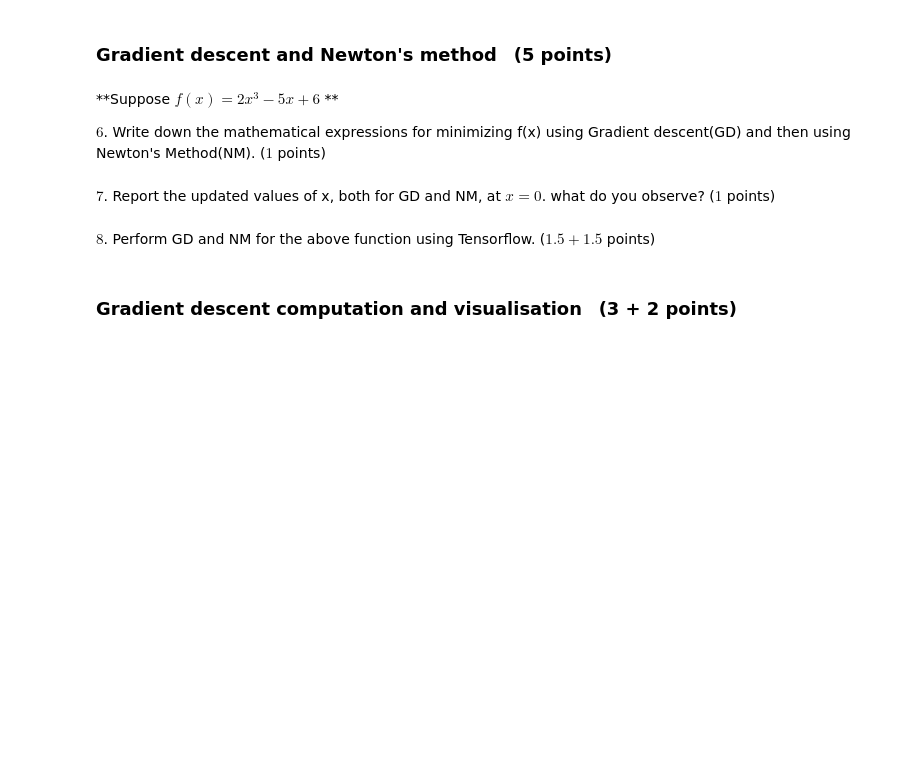
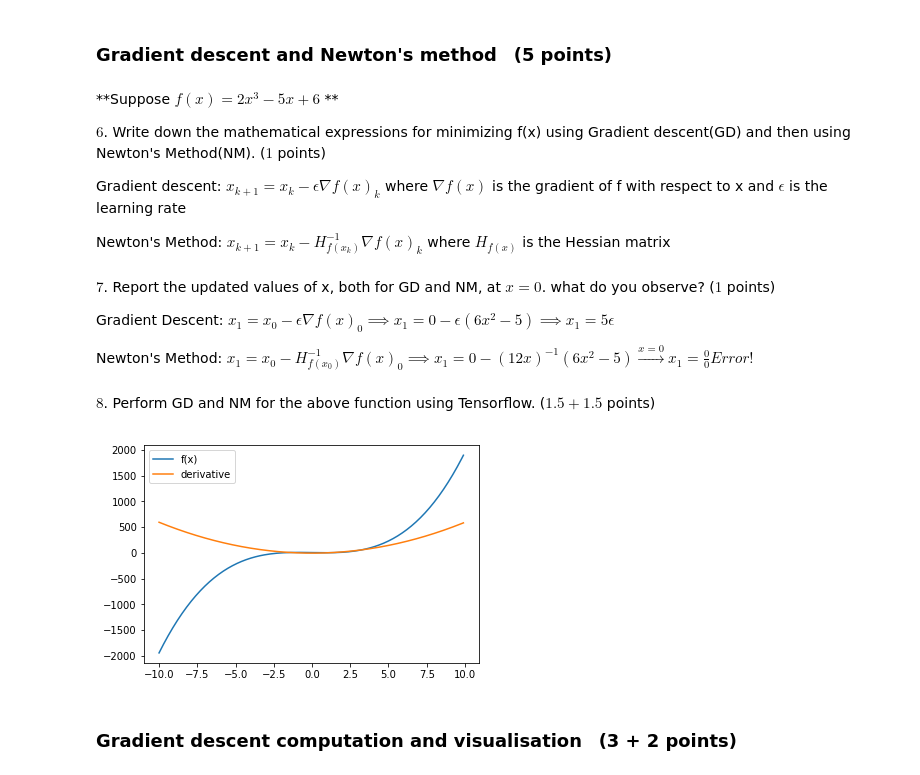
Before and after one commit to zshn25/Neural-Networks-Implementation-Application, a Jupyter notebook: assignment-3_2566459.ipynb, the cells around one changed output. Drawn from its saved outputs; the diff is of its cells as text; code cells hidden in the pictures; blank space fills up the shorter version.

```diff
--- a/assignment-3_2566459.ipynb
+++ b/assignment-3_2566459.ipynb
@@ -142,7 +142,19 @@ plt.show()
 **Suppose $f(x) = 2x^3 - 5x + 6$ **
 
 $6$. Write down the mathematical expressions for minimizing f(x) using Gradient descent(GD) and then using Newton's Method(NM). ($1$ points)
+
+Gradient descent:
+$ x_{k+1} = x_k - \epsilon \nabla {f(x)}_k $ where $ \nabla f(x) $ is the gradient of f with respect to x and $ \epsilon $ is the learning rate
+
+Newton's Method:
+$ x_{k+1} = x_k - H_{f(x_k)}^{-1} \nabla {f(x)}_k $ where $ H_{f(x)} $ is the Hessian matrix
 # %% [markdown]
 $7$. Report the updated values of x, both for GD and NM, at $x = 0$. what do you observe? ($1$ points)
+
+Gradient Descent:
+$ x_1 = x_0 - \epsilon \nabla {f(x)}_0 \implies x_1 = 0 - \epsilon (6x^2 - 5) \implies x_1 = 5 \epsilon $
+
+Newton's Method:
+$ x_{1} = x_0 - H_{f(x_0)}^{-1} \nabla {f(x)}_0 \implies x_1 = 0 - (12x)^{-1} (6x^2 - 5) \xrightarrow{x=0} x_1 = \frac{0}{0} Error! $
 # %% [markdown]
 $8$. Perform GD and NM for the above function using Tensorflow. ($1.5 + 1.5$ points)
@@ -154,3 +161,51 @@ import tensorflow as tf
+# %%
+%matplotlib inline
+import numpy as np
+import tensorflow as tf
+import matplotlib.pyplot as plt
+
+# TODO : Implement Gradient Descent with Tensorflow
+
+# Gradient Descent Parameters
+epsilon = 0.005
+x0 =  np.random.rand(1) # Random initialization
+
+# Specify an input x to the comp. graph
+values = np.arange(-10.0,10.0,0.1)
+_shape = values.shape
+x = tf.Variable(values, tf.float32)
+
+def f(x):
+    return 2*x**3 - 5*x + 6
+
+f0 = f(x0)
+
+# Take derivative of f with respect to x
+gradient = tf.gradients(f(x), x)
+
+### Execute the comp. graph
+# Create a TensorFlow session
+init = tf.global_variables_initializer()
+sess = tf.Session()
+sess.run(init)
+
+# Evaluate the function value and its derivative for values from -10 to 10 with step 0.1
+fx = sess.run(f(x), {x: values})
+der = sess.run(gradient)
+der = np.array(der).reshape(_shape) # Reshape the der to be same as values
+
+# Plot the function f (use matplotlib library)
+fig1 = plt.figure(1)
+plt.plot(values, fx, label='f(x)')
+plt.legend(loc='best')
+fig1.show()
+
+# Plot the derivative of the function f
+plt.plot(values, der, label='derivative')
+plt.legend(loc='best')
+fig1.show()
+# %% [output]
+[figure, added]
 # %%
 import numpy as np
 import tensorflow as tf
```
Also changed, not shown: parts of 1 cell of this notebook.
